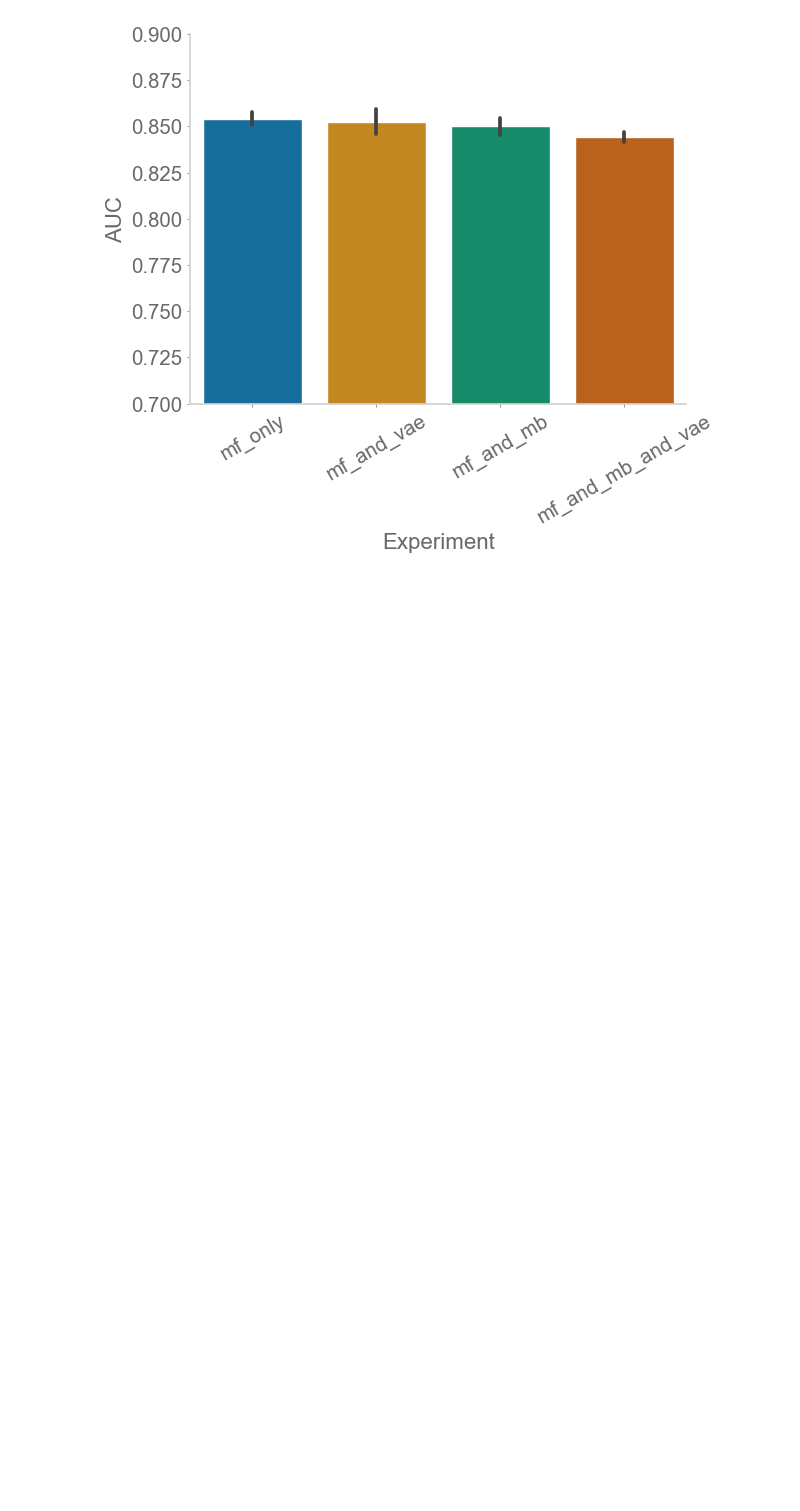
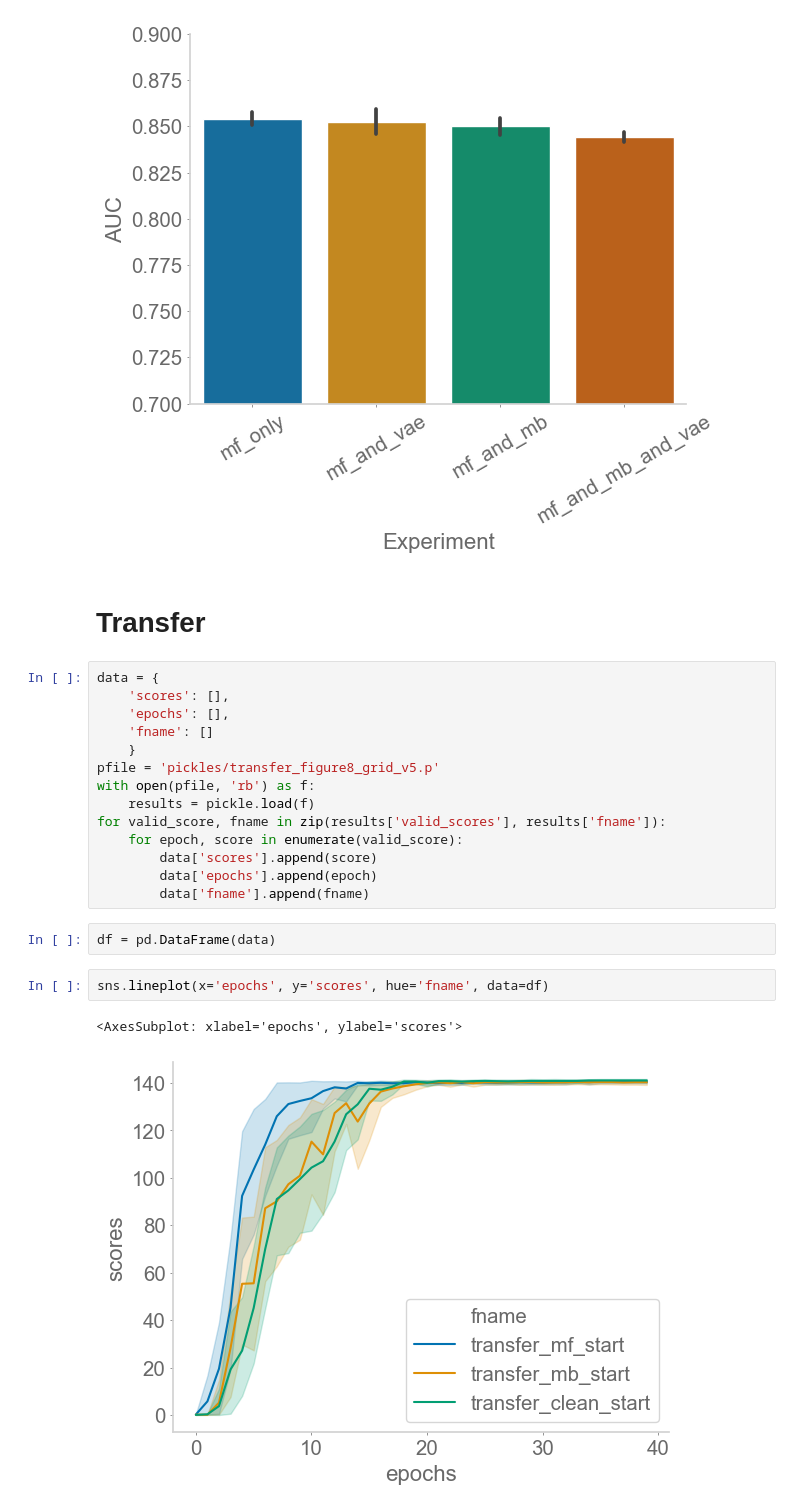
Before and after one commit to chingf/auxrl, a Jupyter notebook: examples/test_CRAR/analyse_figure8.ipynb, the cells around one changed output. Cells and saved outputs as stored; diff of their text form; blank space fills up the shorter version.

Commit message:
Add transfer testing notebooks

```diff
--- a/examples/test_CRAR/analyse_figure8.ipynb
+++ b/examples/test_CRAR/analyse_figure8.ipynb
@@ -122,3 +122,26 @@ plt.xticks(rotation=30)
 plt.show()
 # %% [output]
 [figure]
+# %% [markdown]
+# Transfer
+# %%
+data = {
+    'scores': [],
+    'epochs': [],
+    'fname': []
+    }
+pfile = 'pickles/transfer_figure8_grid_v5.p'
+with open(pfile, 'rb') as f:
+    results = pickle.load(f)
+for valid_score, fname in zip(results['valid_scores'], results['fname']):
+    for epoch, score in enumerate(valid_score):
+        data['scores'].append(score)
+        data['epochs'].append(epoch)
+        data['fname'].append(fname)
+# %%
+df = pd.DataFrame(data)
+# %%
+sns.lineplot(x='epochs', y='scores', hue='fname', data=df)
+# %% [output]
+<AxesSubplot: xlabel='epochs', ylabel='scores'>
+[figure, added]
```
Also changed, not shown: parts of 1 cell of this notebook, 2 other files.
